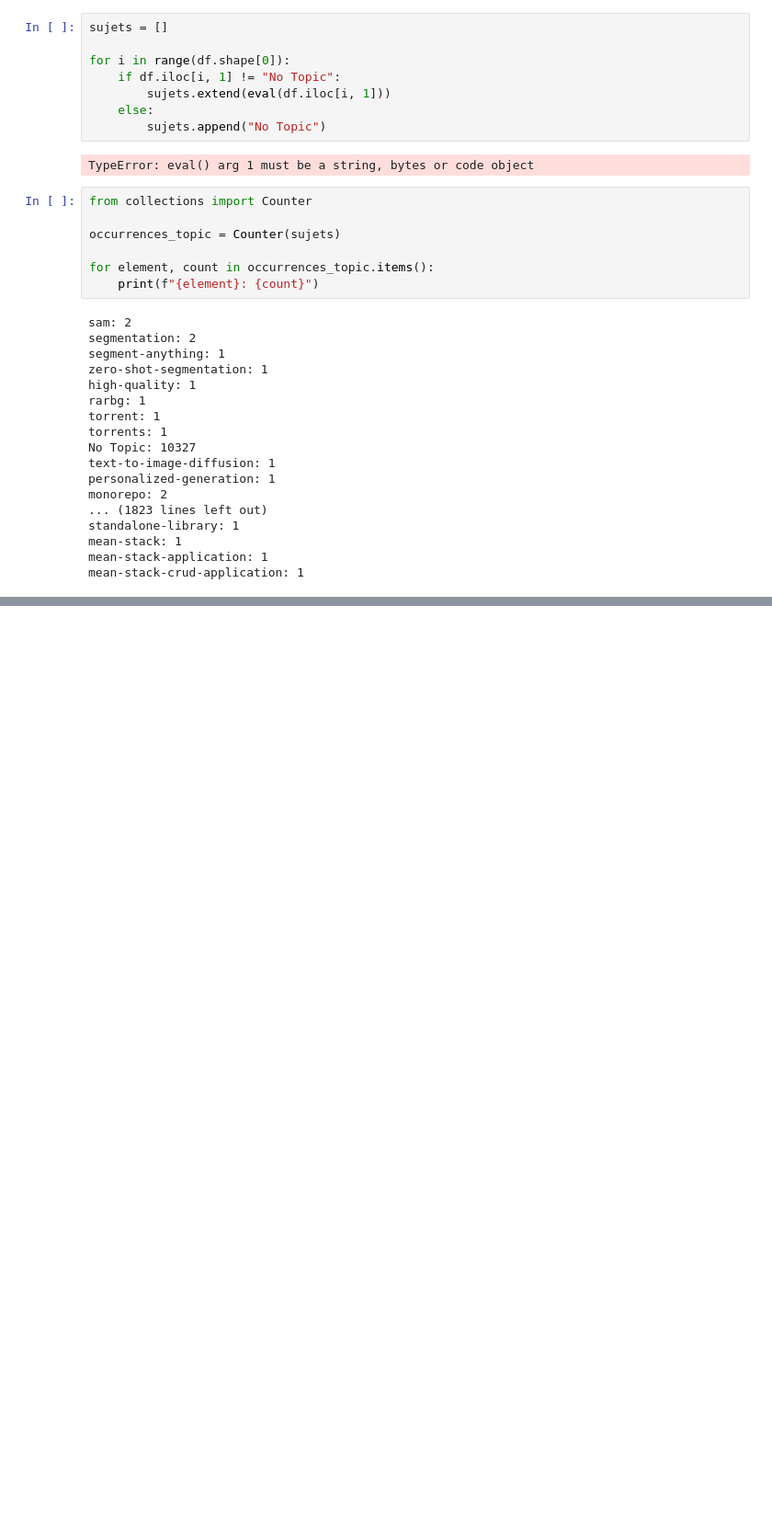
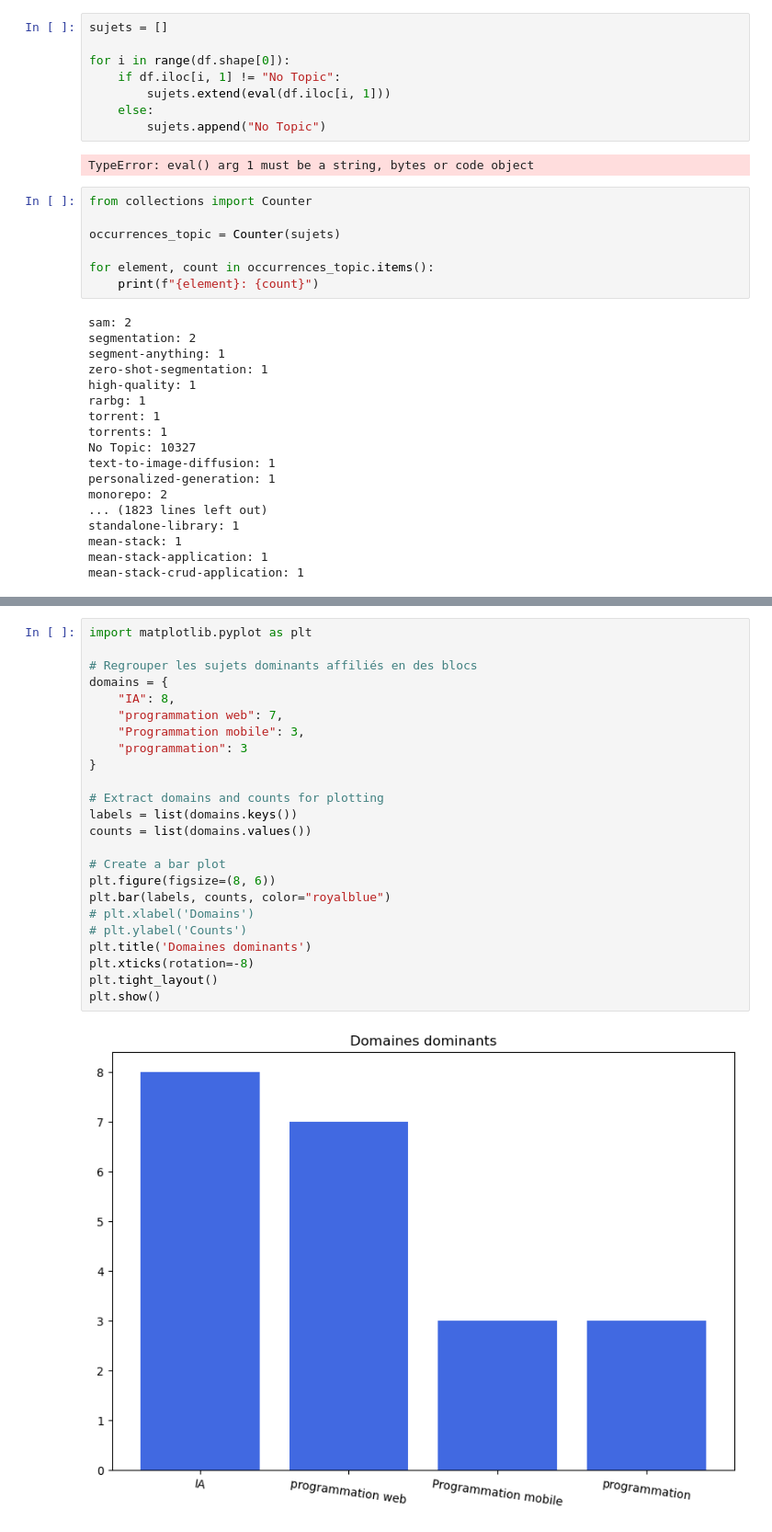
Before and after one commit to Hammilidi/GitHub_Viz, a Jupyter notebook: Github_Viz.ipynb, the cells around one changed output, grey strips where cells are left out. Shown: that part at 92% size. Saved outputs shown, nothing was run; the diff lists cells and outputs as text; blank space fills up the shorter version.

```diff
--- a/Github_Viz.ipynb
+++ b/Github_Viz.ipynb
@@ -401,0 +615,26 @@ interesting_subjects
+# %%
+import matplotlib.pyplot as plt
+
+# Regrouper les sujets dominants affiliés en des blocs
+domains = {
+    "IA": 8,
+    "programmation web": 7,
+    "Programmation mobile": 3,
+    "programmation": 3
+}
+
+# Extract domains and counts for plotting
+labels = list(domains.keys())
+counts = list(domains.values())
+
+# Create a bar plot
+plt.figure(figsize=(8, 6))
+plt.bar(labels, counts, color="royalblue")
+# plt.xlabel('Domains')
+# plt.ylabel('Counts')
+plt.title('Domaines dominants')
+plt.xticks(rotation=-8)
+plt.tight_layout()
+plt.show()
+# %% [output]
+[figure, added]
```
Also changed, not shown: parts of 41 cells of this notebook, 1 other file.
